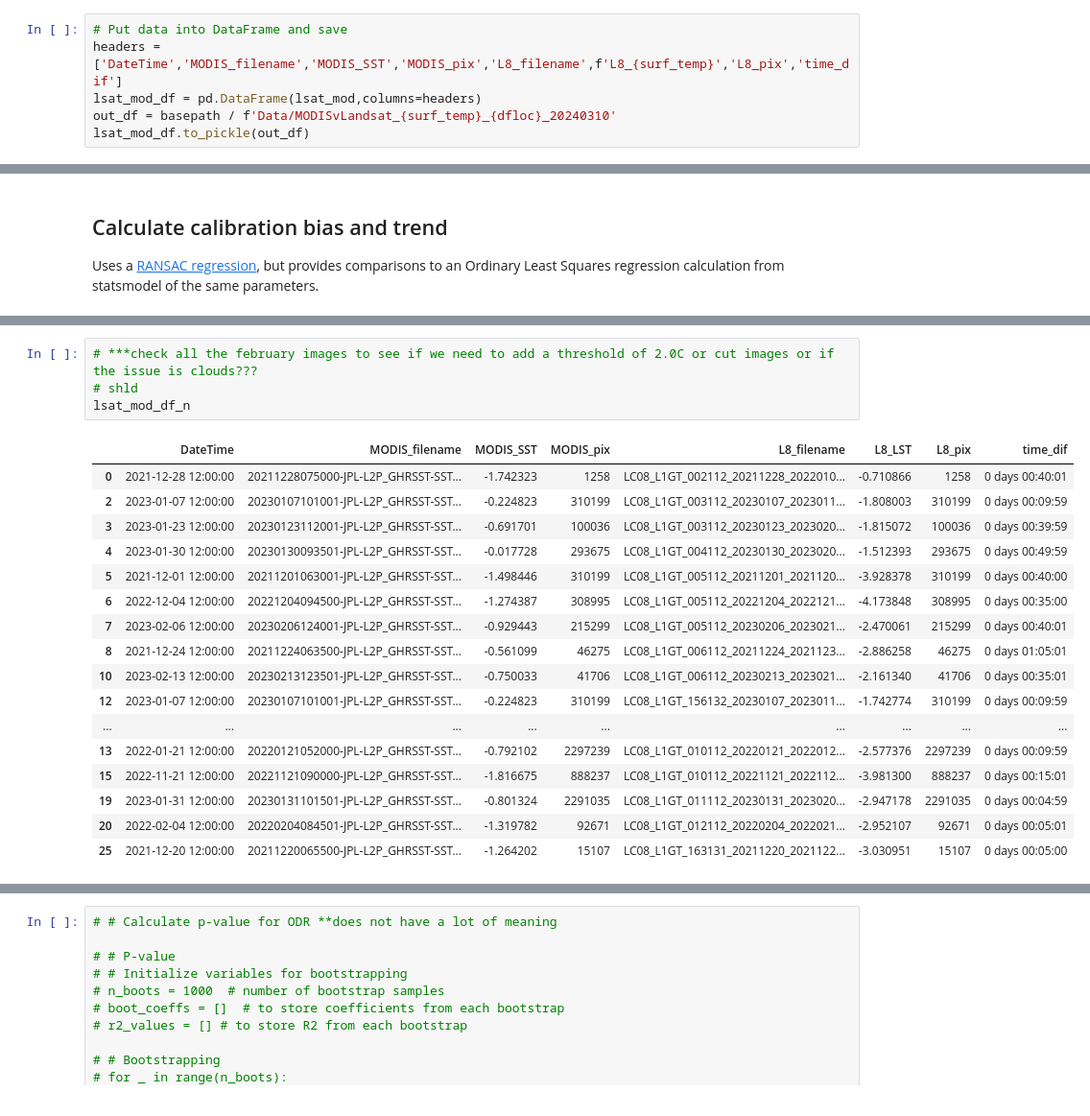
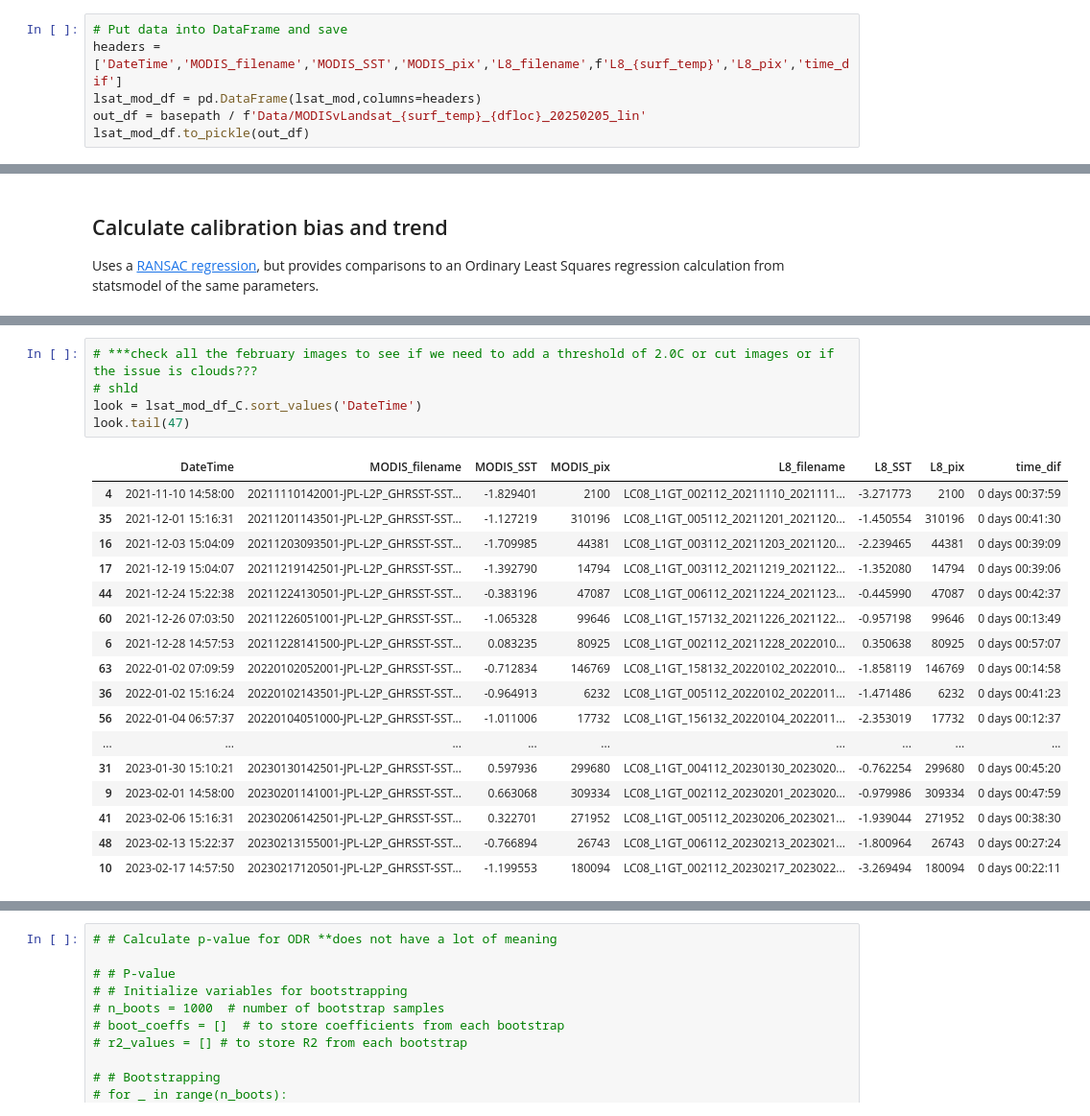
Before and after one commit to tsnow03/Landsat_SST_algorithm, a Jupyter notebook: LandsatCalibration.ipynb, the cells around one changed output, grey strips where cells are left out. Shown at 96% size. Drawn from its saved outputs; the diff is of its cells as text.

```diff
--- a/LandsatCalibration.ipynb
+++ b/LandsatCalibration.ipynb
@@ -813,5 +1329,5 @@ Wall time: 20.4 s
 # Put data into DataFrame and save
 headers = ['DateTime','MODIS_filename','MODIS_SST','MODIS_pix','L8_filename',f'L8_{surf_temp}','L8_pix','time_dif']
 lsat_mod_df = pd.DataFrame(lsat_mod,columns=headers)
-out_df = basepath / f'Data/MODISvLandsat_{surf_temp}_{dfloc}_20240310'
+out_df = basepath / f'Data/MODISvLandsat_{surf_temp}_{dfloc}_20250205_lin'
 lsat_mod_df.to_pickle(out_df)
@@ -1024,24 +1746,25 @@ shld = lsat_mod_df_n[lsat_mod_df_n.DateTime.dt.month.isin([2])]
 # %%
 # ***check all the february images to see if we need to add a threshold of 2.0C or cut images or if the issue is clouds???
 # shld
-lsat_mod_df_n
+look = lsat_mod_df_C.sort_values('DateTime')
+look.tail(47)
 # %% [output]
-|  | DateTime | MODIS_filename | MODIS_SST | MODIS_pix | L8_filename | L8_LST | L8_pix | time_dif |
-| 0 | 2021-12-28 12:00:00 | 20211228075000-JPL-L2P_GHRSST-SST... | -1.742323 | 1258 | LC08_L1GT_002112_20211228_2022010... | -0.710866 | 1258 | 0 days 00:40:01 |
-| 2 | 2023-01-07 12:00:00 | 20230107101001-JPL-L2P_GHRSST-SST... | -0.224823 | 310199 | LC08_L1GT_003112_20230107_2023011... | -1.808003 | 310199 | 0 days 00:09:59 |
-| 3 | 2023-01-23 12:00:00 | 20230123112001-JPL-L2P_GHRSST-SST... | -0.691701 | 100036 | LC08_L1GT_003112_20230123_2023020... | -1.815072 | 100036 | 0 days 00:39:59 |
-| 4 | 2023-01-30 12:00:00 | 20230130093501-JPL-L2P_GHRSST-SST... | -0.017728 | 293675 | LC08_L1GT_004112_20230130_2023020... | -1.512393 | 293675 | 0 days 00:49:59 |
-| 5 | 2021-12-01 12:00:00 | 20211201063001-JPL-L2P_GHRSST-SST... | -1.498446 | 310199 | LC08_L1GT_005112_20211201_2021120... | -3.928378 | 310199 | 0 days 00:40:00 |
-| 6 | 2022-12-04 12:00:00 | 20221204094500-JPL-L2P_GHRSST-SST... | -1.274387 | 308995 | LC08_L1GT_005112_20221204_2022121... | -4.173848 | 308995 | 0 days 00:35:00 |
-| 7 | 2023-02-06 12:00:00 | 20230206124001-JPL-L2P_GHRSST-SST... | -0.929443 | 215299 | LC08_L1GT_005112_20230206_2023021... | -2.470061 | 215299 | 0 days 00:40:01 |
-| 8 | 2021-12-24 12:00:00 | 20211224063500-JPL-L2P_GHRSST-SST... | -0.561099 | 46275 | LC08_L1GT_006112_20211224_2021123... | -2.886258 | 46275 | 0 days 01:05:01 |
-| 10 | 2023-02-13 12:00:00 | 20230213123501-JPL-L2P_GHRSST-SST... | -0.750033 | 41706 | LC08_L1GT_006112_20230213_2023021... | -2.161340 | 41706 | 0 days 00:35:01 |
-| 12 | 2023-01-07 12:00:00 | 20230107101001-JPL-L2P_GHRSST-SST... | -0.224823 | 310199 | LC08_L1GT_156132_20230107_2023011... | -1.742774 | 310199 | 0 days 00:09:59 |
+|  | DateTime | MODIS_filename | MODIS_SST | MODIS_pix | L8_filename | L8_SST | L8_pix | time_dif |
+| 4 | 2021-11-10 14:58:00 | 20211110142001-JPL-L2P_GHRSST-SST... | -1.829401 | 2100 | LC08_L1GT_002112_20211110_2021111... | -3.271773 | 2100 | 0 days 00:37:59 |
+| 35 | 2021-12-01 15:16:31 | 20211201143501-JPL-L2P_GHRSST-SST... | -1.127219 | 310196 | LC08_L1GT_005112_20211201_2021120... | -1.450554 | 310196 | 0 days 00:41:30 |
+| 16 | 2021-12-03 15:04:09 | 20211203093501-JPL-L2P_GHRSST-SST... | -1.709985 | 44381 | LC08_L1GT_003112_20211203_2021120... | -2.239465 | 44381 | 0 days 00:39:09 |
+| 17 | 2021-12-19 15:04:07 | 20211219142501-JPL-L2P_GHRSST-SST... | -1.392790 | 14794 | LC08_L1GT_003112_20211219_2021122... | -1.352080 | 14794 | 0 days 00:39:06 |
+| 44 | 2021-12-24 15:22:38 | 20211224130501-JPL-L2P_GHRSST-SST... | -0.383196 | 47087 | LC08_L1GT_006112_20211224_2021123... | -0.445990 | 47087 | 0 days 00:42:37 |
+| 60 | 2021-12-26 07:03:50 | 20211226051001-JPL-L2P_GHRSST-SST... | -1.065328 | 99646 | LC08_L1GT_157132_20211226_2021122... | -0.957198 | 99646 | 0 days 00:13:49 |
+| 6 | 2021-12-28 14:57:53 | 20211228141500-JPL-L2P_GHRSST-SST... | 0.083235 | 80925 | LC08_L1GT_002112_20211228_2022010... | 0.350638 | 80925 | 0 days 00:57:07 |
+| 63 | 2022-01-02 07:09:59 | 20220102052001-JPL-L2P_GHRSST-SST... | -0.712834 | 146769 | LC08_L1GT_158132_20220102_2022010... | -1.858119 | 146769 | 0 days 00:14:58 |
+| 36 | 2022-01-02 15:16:24 | 20220102143501-JPL-L2P_GHRSST-SST... | -0.964913 | 6232 | LC08_L1GT_005112_20220102_2022011... | -1.471486 | 6232 | 0 days 00:41:23 |
+| 56 | 2022-01-04 06:57:37 | 20220104051000-JPL-L2P_GHRSST-SST... | -1.011006 | 17732 | LC08_L1GT_156132_20220104_2022011... | -2.353019 | 17732 | 0 days 00:12:37 |
 | ... | ... | ... | ... | ... | ... | ... | ... | ... |
-| 13 | 2022-01-21 12:00:00 | 20220121052000-JPL-L2P_GHRSST-SST... | -0.792102 | 2297239 | LC08_L1GT_010112_20220121_2022012... | -2.577376 | 2297239 | 0 days 00:09:59 |
-| 15 | 2022-11-21 12:00:00 | 20221121090000-JPL-L2P_GHRSST-SST... | -1.816675 | 888237 | LC08_L1GT_010112_20221121_2022112... | -3.981300 | 888237 | 0 days 00:15:01 |
-| 19 | 2023-01-31 12:00:00 | 20230131101501-JPL-L2P_GHRSST-SST... | -0.801324 | 2291035 | LC08_L1GT_011112_20230131_2023020... | -2.947178 | 2291035 | 0 days 00:04:59 |
-| 20 | 2022-02-04 12:00:00 | 20220204084501-JPL-L2P_GHRSST-SST... | -1.319782 | 92671 | LC08_L1GT_012112_20220204_2022021... | -2.952107 | 92671 | 0 days 00:05:01 |
-| 25 | 2021-12-20 12:00:00 | 20211220065500-JPL-L2P_GHRSST-SST... | -1.264202 | 15107 | LC08_L1GT_163131_20211220_2021122... | -3.030951 | 15107 | 0 days 00:05:00 |
+| 31 | 2023-01-30 15:10:21 | 20230130142501-JPL-L2P_GHRSST-SST... | 0.597936 | 299680 | LC08_L1GT_004112_20230130_2023020... | -0.762254 | 299680 | 0 days 00:45:20 |
+| 9 | 2023-02-01 14:58:00 | 20230201141001-JPL-L2P_GHRSST-SST... | 0.663068 | 309334 | LC08_L1GT_002112_20230201_2023020... | -0.979986 | 309334 | 0 days 00:47:59 |
+| 41 | 2023-02-06 15:16:31 | 20230206142501-JPL-L2P_GHRSST-SST... | 0.322701 | 271952 | LC08_L1GT_005112_20230206_2023021... | -1.939044 | 271952 | 0 days 00:38:30 |
+| 48 | 2023-02-13 15:22:37 | 20230213155001-JPL-L2P_GHRSST-SST... | -0.766894 | 26743 | LC08_L1GT_006112_20230213_2023021... | -1.800964 | 26743 | 0 days 00:27:24 |
+| 10 | 2023-02-17 14:57:50 | 20230217120501-JPL-L2P_GHRSST-SST... | -1.199553 | 180094 | LC08_L1GT_002112_20230217_2023022... | -3.269494 | 180094 | 0 days 00:22:11 |
 # %%
 # Orthoganal Regression
```
Also changed, not shown: parts of 26 cells of this notebook.
